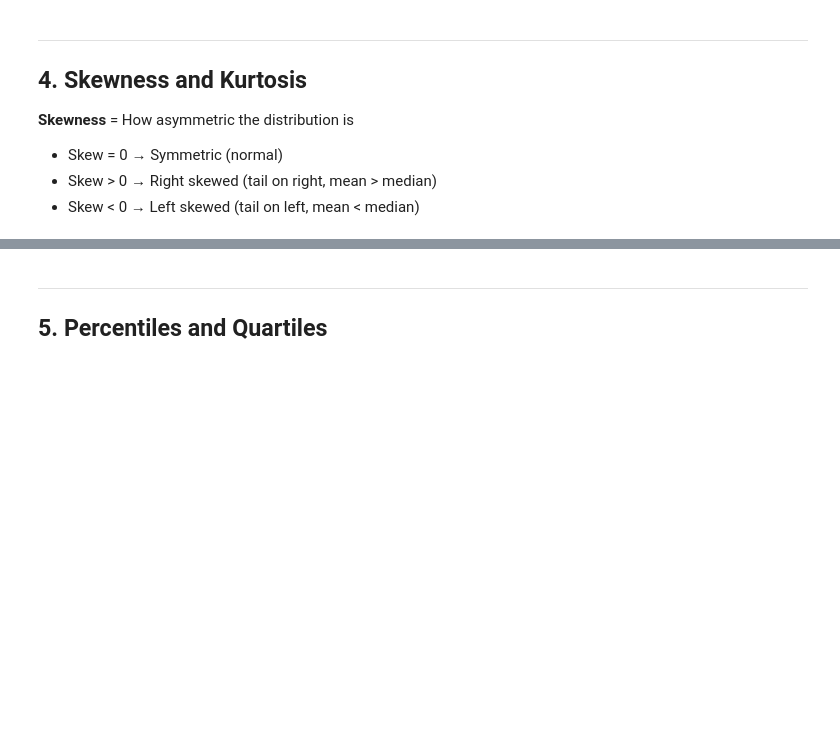
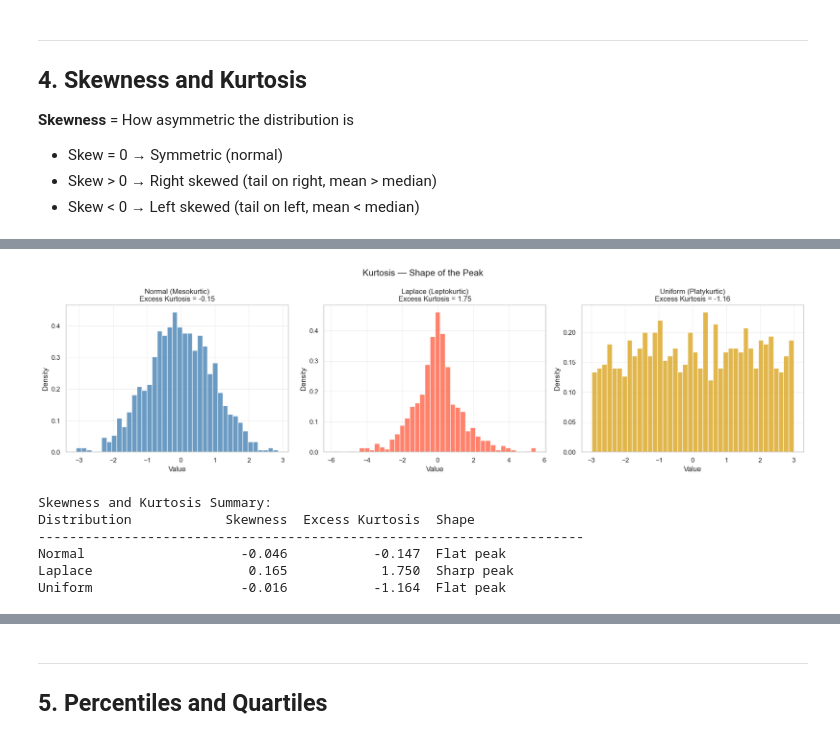
Before and after one commit to helloharendra/Python-DS-AI-11-AM-12-30PM, a Jupyter notebook: helloharendra/analytics/day9_statistics.ipynb, the cells around one changed output, grey strips where cells are left out. Drawn from its saved outputs; the diff is of its cells as text; code cells hidden in the pictures; blank space fills up the shorter version.

```diff
--- a/helloharendra/analytics/day9_statistics.ipynb
+++ b/helloharendra/analytics/day9_statistics.ipynb
@@ -174,0 +473,39 @@ print('Symmetric    → Height, IQ scores, measurement errors')
+# %%
+np.random.seed(7)
+normal_dist = np.random.normal(0, 1, 1000)           # Mesokurtic
+lepto_dist  = np.random.laplace(0, 1, 1000)          # Leptokurtic (sharp peak)
+platy_dist  = np.random.uniform(-3, 3, 1000)         # Platykurtic (flat)
+
+fig, axes = plt.subplots(1, 3, figsize=(18, 5))
+for ax, data, label, color in [
+    (axes[0], normal_dist, 'Normal (Mesokurtic)', 'steelblue'),
+    (axes[1], lepto_dist,  'Laplace (Leptokurtic)', 'tomato'),
+    (axes[2], platy_dist,  'Uniform (Platykurtic)', 'goldenrod'),
+]:
+    kurt_val = stats.kurtosis(data)   # excess kurtosis
+    ax.hist(data, bins=40, color=color, edgecolor='white', alpha=0.8, density=True)
+    ax.set_title(f'{label}\nExcess Kurtosis = {kurt_val:.2f}', fontsize=12)
+    ax.set_xlabel('Value')
+    ax.set_ylabel('Density')
+    ax.grid(True, alpha=0.3)
+
+plt.suptitle('Kurtosis — Shape of the Peak', fontsize=15)
+plt.tight_layout()
+plt.show()
+
+print('Skewness and Kurtosis Summary:')
+print(f"{'Distribution':20s}  {'Skewness':>10s}  {'Excess Kurtosis':>15s}  {'Shape'}")
+print('-' * 70)
+for name, d in [('Normal', normal_dist), ('Laplace', lepto_dist), ('Uniform', platy_dist)]:
+    sk = stats.skew(d)
+    ku = stats.kurtosis(d)
+    shape = 'Sharp peak' if ku > 0 else ('Flat peak' if ku < 0 else 'Normal peak')
+    print(f'{name:20s}  {sk:>10.3f}  {ku:>15.3f}  {shape}')
+# %% [output]
+[figure, added]
+Skewness and Kurtosis Summary:
+Distribution            Skewness  Excess Kurtosis  Shape
+----------------------------------------------------------------------
+Normal                    -0.046           -0.147  Flat peak
+Laplace                    0.165            1.750  Sharp peak
+Uniform                   -0.016           -1.164  Flat peak
```
Also changed, not shown: parts of 43 cells of this notebook, 8 other files.
